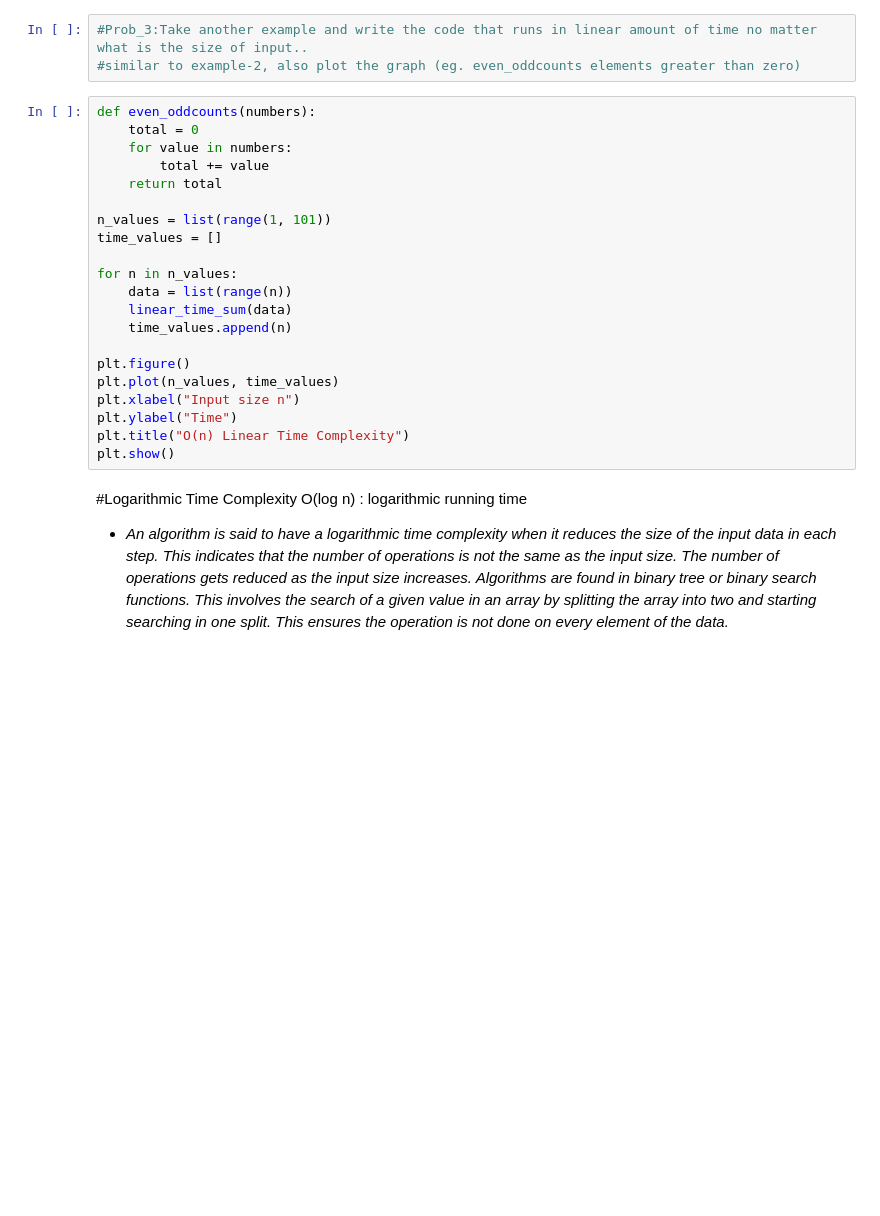
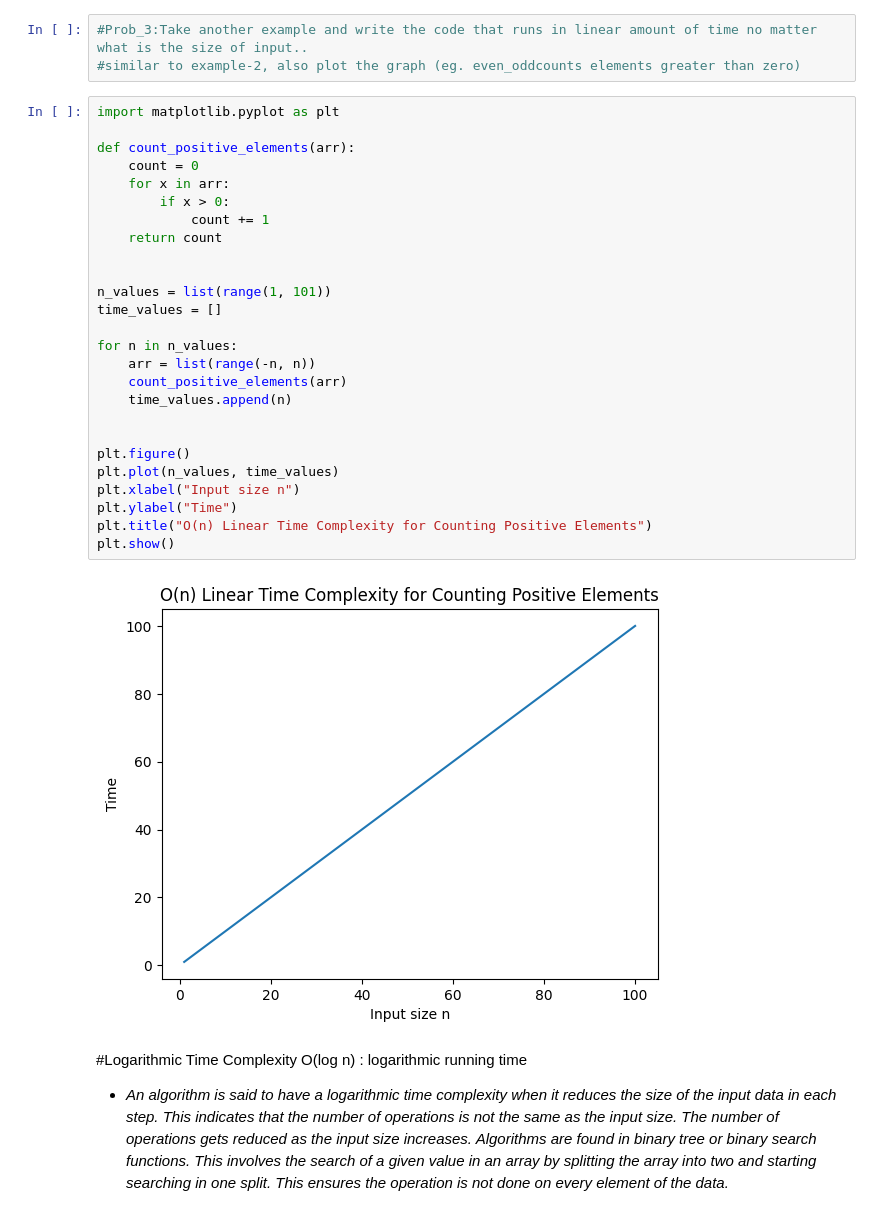
Before and after one commit to krishlall07/algo-lab, a Jupyter notebook: Lab_3_Growth_of_function.ipynb, the cells around one changed output. Cells and saved outputs as stored; diff of their text form; blank space fills up the shorter version.

```diff
--- a/Lab_3_Growth_of_function.ipynb
+++ b/Lab_3_Growth_of_function.ipynb
@@ -94,26 +94,33 @@ plt.show()
 #Prob_3:Take another example and write the code that runs in linear amount of time no matter what is the size of input..
 #similar to example-2, also plot the graph (eg. even_oddcounts elements greater than zero)
 # %%
-def even_oddcounts(numbers):
-    total = 0
-    for value in numbers:
-        total += value
-    return total
+import matplotlib.pyplot as plt
+
+def count_positive_elements(arr):
+    count = 0
+    for x in arr:
+        if x > 0:
+            count += 1
+    return count
+
 
 n_values = list(range(1, 101))
 time_values = []
 
 for n in n_values:
-    data = list(range(n))
-    linear_time_sum(data)
+    arr = list(range(-n, n))
+    count_positive_elements(arr)
     time_values.append(n)
+
 
 plt.figure()
 plt.plot(n_values, time_values)
 plt.xlabel("Input size n")
 plt.ylabel("Time")
-plt.title("O(n) Linear Time Complexity")
+plt.title("O(n) Linear Time Complexity for Counting Positive Elements")
 plt.show()
+# %% [output]
+[figure, added]
 # %% [markdown]
 #Logarithmic Time Complexity O(log n) : logarithmic running time
 - *An algorithm is said to have a logarithmic time complexity when it reduces the size of the input data in each step. This indicates that the number of operations is not the same as the input size. The number of operations gets reduced as the input size increases. Algorithms are found in binary tree or binary search functions. This involves the search of a given value in an array by splitting the array into two and starting searching in one split. This ensures the operation is not done on every element of the data.*
```
Also changed, not shown: parts of 6 cells of this notebook.
